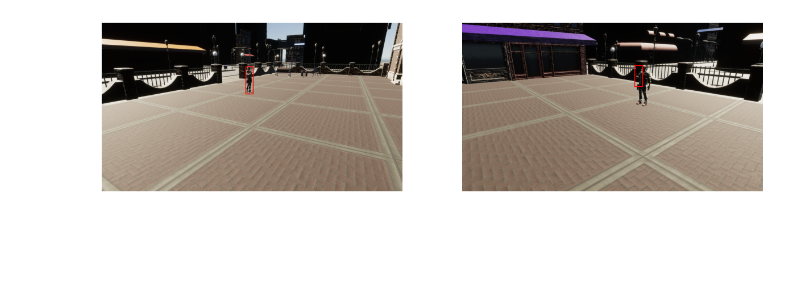
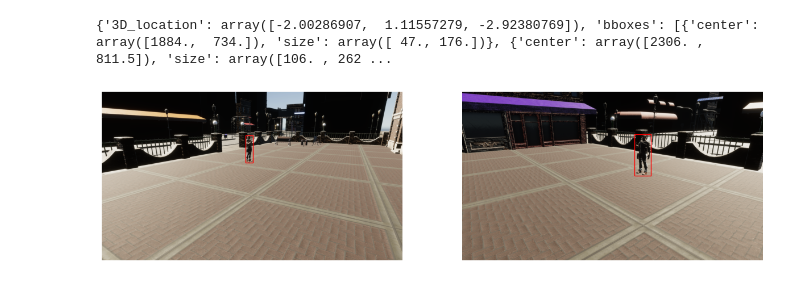
Before and after one commit to lordknight1904/Arsenal, a Jupyter notebook: vis.ipynb, the cells around one changed output. Saved outputs shown, nothing was run; the diff lists cells and outputs as text; code cells hidden in the pictures; blank space fills up the shorter version.

```diff
--- a/vis.ipynb
+++ b/vis.ipynb
@@ -10,51 +10,69 @@ with open('./solo_1/sequence.0/step0.frame_data.json') as json_file:
     data = json.load(json_file)
 # %%
 captures = data['captures']
-def get_location(view):
+def get_location(captures):
     # coeff = np.array([-0.00389254, 0.49512566, 0.13212298])
+
     def _find(l, s):
         for elem in l:
             if elem['id'] == s or elem['id'] == f'{s}_0':
                 return elem['values'][0]
 
-    bbox_3d, bbox_2d = _find(view['annotations'], 'bounding box 3D'), _find(view['annotations'], 'bounding box')
+    def _get_bbox(view):
+        '''
+            For each view, extract the 2D bounding box and
+        '''
+        bbox_3d, bbox_2d = _find(view['annotations'], 'bounding box 3D'), _find(view['annotations'], 'bounding box')
 
-    # refine 3D location of the object
-    euler = R.from_quat(bbox_3d.get('rotation')).as_matrix()
-    obj_location = view.get('position') + np.dot(bbox_3d['translation'], euler)
+        # refine 3D location of the object
+        euler = R.from_quat(bbox_3d.get('rotation')).as_matrix()
+        obj_location = view.get('position') + np.dot(bbox_3d['translation'], euler)  # - bbox_3d['size']*np.array([-0.00389254, 0.49512566, 0.13212298])
 
-    # pre-process 2D bbox
-    bbox = {
-        'center': np.array(bbox_2d['origin']) + np.array(bbox_2d['dimension'])/2,
-        'size': np.array(bbox_2d['dimension'])/2,
-        # 'center': np.array(bbox_2d['origin']) + np.array(bbox_2d['dimension'])/2,
-        # 'size': np.array(bbox_2d['dimension'])/2,
-    }
+        # pre-process 2D bbox
+        bbox = {
+            'center': np.array(bbox_2d['origin']) + np.array(bbox_2d['dimension'])/2,
+            'size': np.array(bbox_2d['dimension'])/2,
+        }
+
+        return obj_location, bbox
+
+    bboxes, cameras = [], []
+    for view in captures:  # per view
+        obj_location, bbox_2d = _get_bbox(view)
+
+        bboxes.append(bbox_2d)
+        cameras.append({
+            'filename': view['filename'],
+            'position': view['position'],
+            'rotation': view['rotation'],
+        })
 
     return {
         '3D_location': obj_location,
-        'bboxes': bbox,
-        'filename': view['filename']
+        'bboxes': bboxes,
+        'cameras': cameras,
     }
 
-output = get_location(captures[0])
-# output_2 = get_location(captures[1])
+output = get_location(captures)
+# %% [output]
+{'3D_location': array([-2.00286907,  1.11557279, -2.92380769]), 'bboxes': [{'center': array([1884.,  734.]), 'size': array([ 47., 176.])}, {'center': array([2306. ,  811.5]), 'size': array([106. , 262 ...
 # %%
 n_view = len(output['bboxes'])
 fig, ax = plt.subplots(1, 2, figsize=(15, 15*n_view))
 for i in range(n_view):
-    ax[i].imshow(mpimg.imread(f'./solo_1/sequence.0/{output[i]["filename"]}'))
+    bbox, camera = output.get('bboxes')[i], output.get('cameras')[i]
+    ax[i].imshow(mpimg.imread(f'./solo_1/sequence.0/{camera["filename"]}'))
     ax[i].add_patch(
         patches.Rectangle(
-            output[i]['bbox']['center'] - np.array([output[i]['bbox']['size'][0], output[i]['bbox']['size'][1]]),
-            2*output[i]['bbox']['size'][0], 2*output[i]['bbox']['size'][1],
+            bbox['center'] - np.array([bbox['size'][0], bbox['size'][1]]),
+            2*bbox['size'][0], 2*bbox['size'][1],
             linewidth=1, edgecolor='r', facecolor='none'
         )
     )
     ax[i].axis('off')
 
 plt.show()
 # %% [output]
-[figure, old version]
+[figure, new version]
 # %%
 obj_1
```
Also changed, not shown: parts of 5 cells of this notebook, 3 other files.
